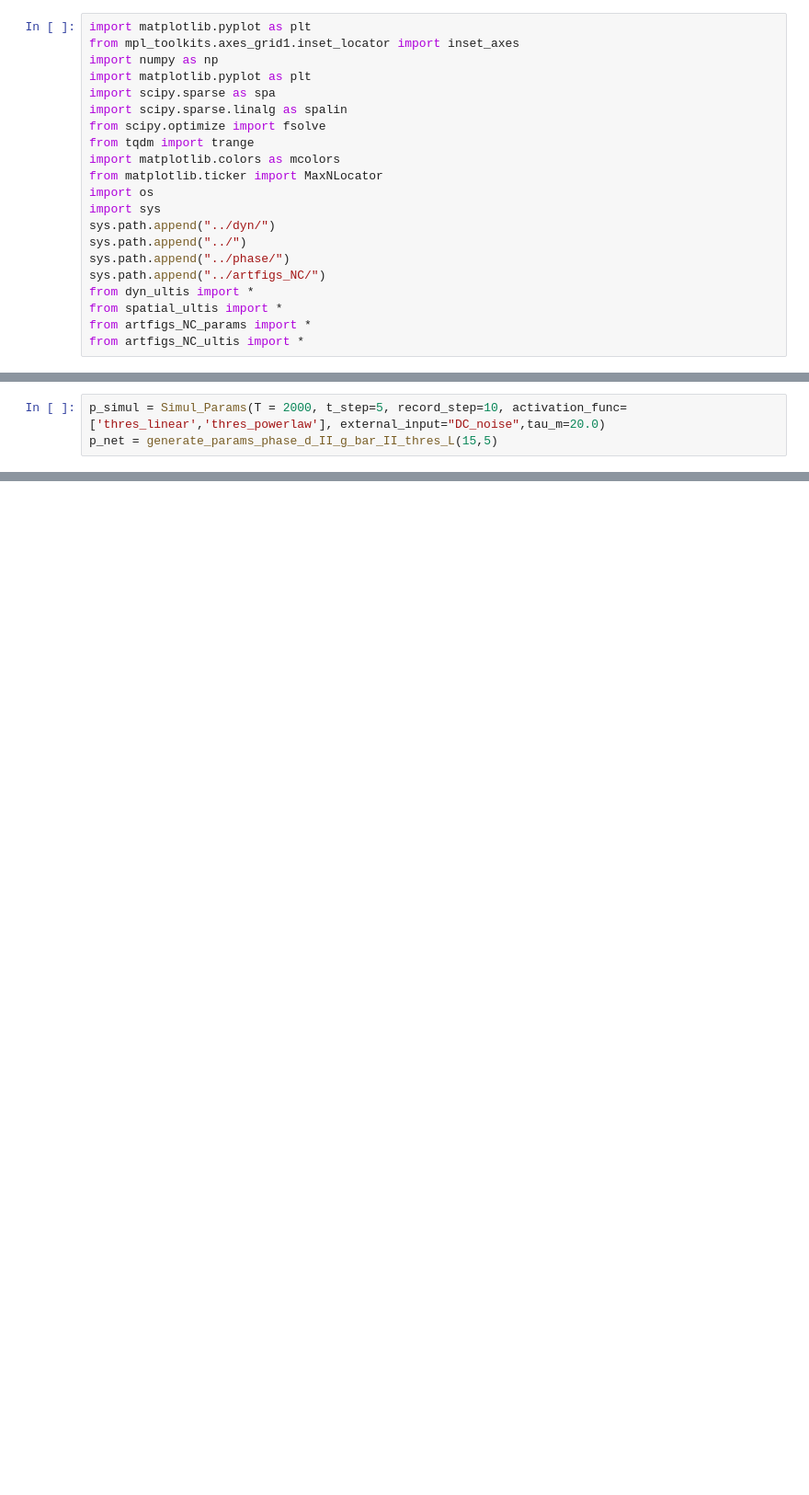
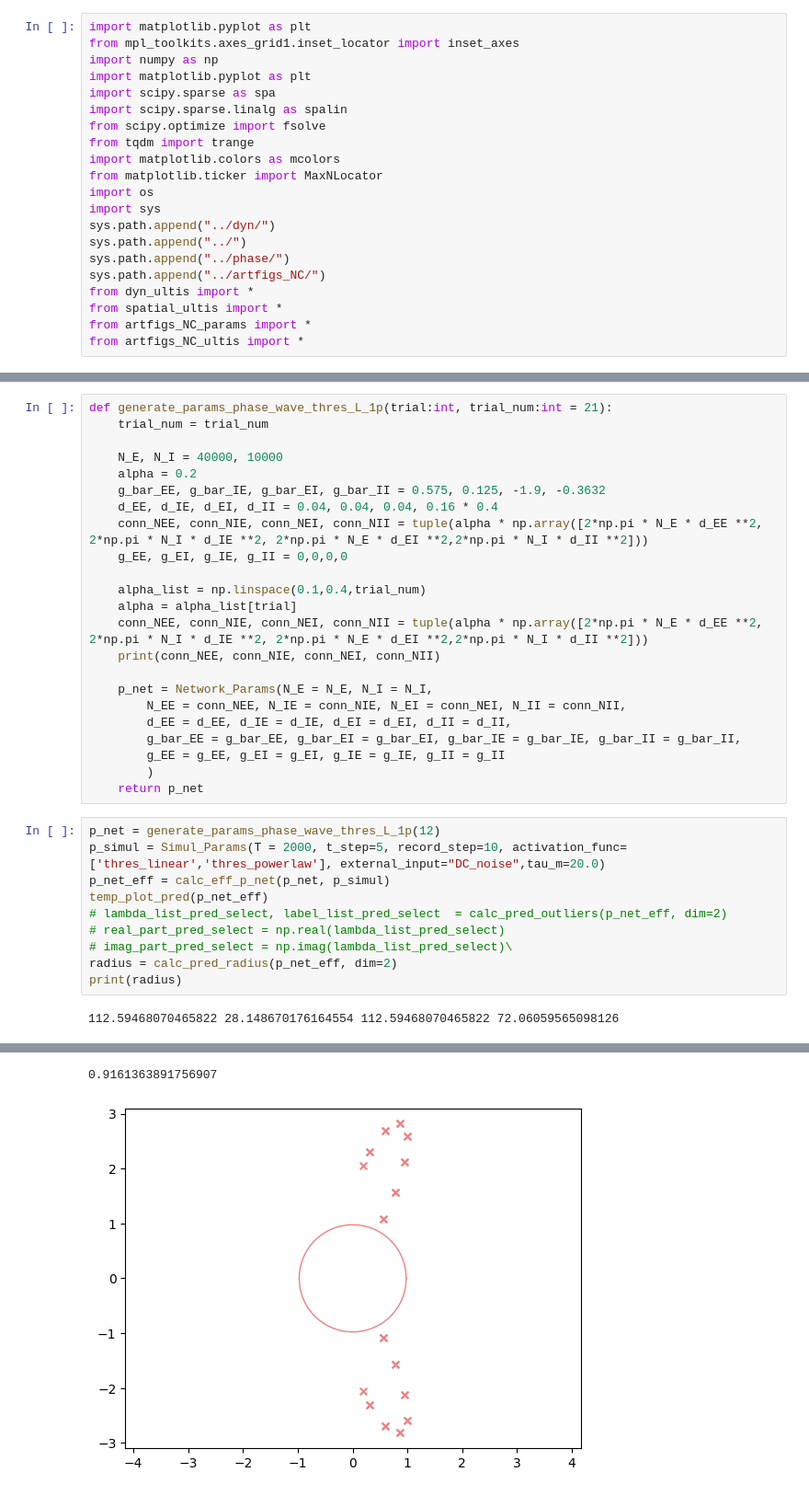
Before and after one commit to huang-yh20/spatial-linear-project, a Jupyter notebook: code/artfigs_NC/debug thres.ipynb, the cells around one changed output, grey strips where cells are left out. Shown at 92% size. Cells and saved outputs as stored; diff of their text form; blank space fills up the shorter version.

Commit message:
phase1p

```diff
--- a/code/artfigs_NC/debug thres.ipynb
+++ b/code/artfigs_NC/debug thres.ipynb
@@ -68,3 +22,35 @@ def find_dyn_fix_point_with_variance(p_net: Network_Params, p_simul: Simul_Param
+# %%
+def generate_params_phase_wave_thres_L_1p(trial:int, trial_num:int = 21):
+    trial_num = trial_num
+
+    N_E, N_I = 40000, 10000
+    alpha = 0.2
+    g_bar_EE, g_bar_IE, g_bar_EI, g_bar_II = 0.575, 0.125, -1.9, -0.3632
+    d_EE, d_IE, d_EI, d_II = 0.04, 0.04, 0.04, 0.16 * 0.4
+    conn_NEE, conn_NIE, conn_NEI, conn_NII = tuple(alpha * np.array([2*np.pi * N_E * d_EE **2, 2*np.pi * N_I * d_IE **2, 2*np.pi * N_E * d_EI **2,2*np.pi * N_I * d_II **2]))
+    g_EE, g_EI, g_IE, g_II = 0,0,0,0
+
+    alpha_list = np.linspace(0.1,0.4,trial_num)
+    alpha = alpha_list[trial]
+    conn_NEE, conn_NIE, conn_NEI, conn_NII = tuple(alpha * np.array([2*np.pi * N_E * d_EE **2, 2*np.pi * N_I * d_IE **2, 2*np.pi * N_E * d_EI **2,2*np.pi * N_I * d_II **2]))
+    print(conn_NEE, conn_NIE, conn_NEI, conn_NII)
+
+    p_net = Network_Params(N_E = N_E, N_I = N_I,
+        N_EE = conn_NEE, N_IE = conn_NIE, N_EI = conn_NEI, N_II = conn_NII,
+        d_EE = d_EE, d_IE = d_IE, d_EI = d_EI, d_II = d_II,
+        g_bar_EE = g_bar_EE, g_bar_EI = g_bar_EI, g_bar_IE = g_bar_IE, g_bar_II = g_bar_II,
+        g_EE = g_EE, g_EI = g_EI, g_IE = g_IE, g_II = g_II
+        )
+    return p_net
 # %%
+p_net = generate_params_phase_wave_thres_L_1p(12)
 p_simul = Simul_Params(T = 2000, t_step=5, record_step=10, activation_func=['thres_linear','thres_powerlaw'], external_input="DC_noise",tau_m=20.0)
-p_net = generate_params_phase_d_II_g_bar_II_thres_L(15,5)
+p_net_eff = calc_eff_p_net(p_net, p_simul)
+temp_plot_pred(p_net_eff)
+# lambda_list_pred_select, label_list_pred_select  = calc_pred_outliers(p_net_eff, dim=2)
+# real_part_pred_select = np.real(lambda_list_pred_select)
+# imag_part_pred_select = np.imag(lambda_list_pred_select)\
+radius = calc_pred_radius(p_net_eff, dim=2)
+print(radius)
+# %% [output]
+112.59468070465822 28.148670176164554 112.59468070465822 72.06059565098126
@@ -70,0 +58,2 @@ p_net = generate_params_phase_d_II_g_bar_II_thres_L(15,5)
+0.9161363891756907
+[figure, added]
```
Also changed, not shown: parts of 4 cells of this notebook, 7 other files.
